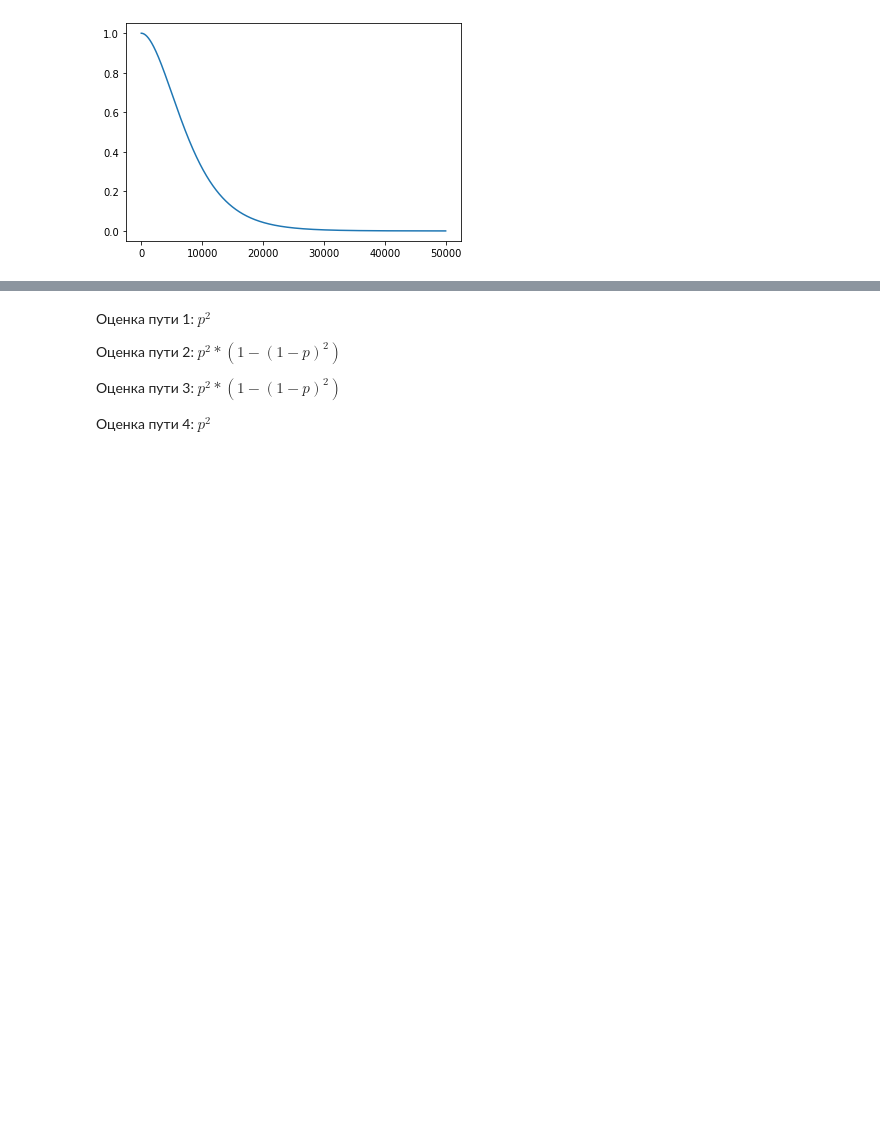
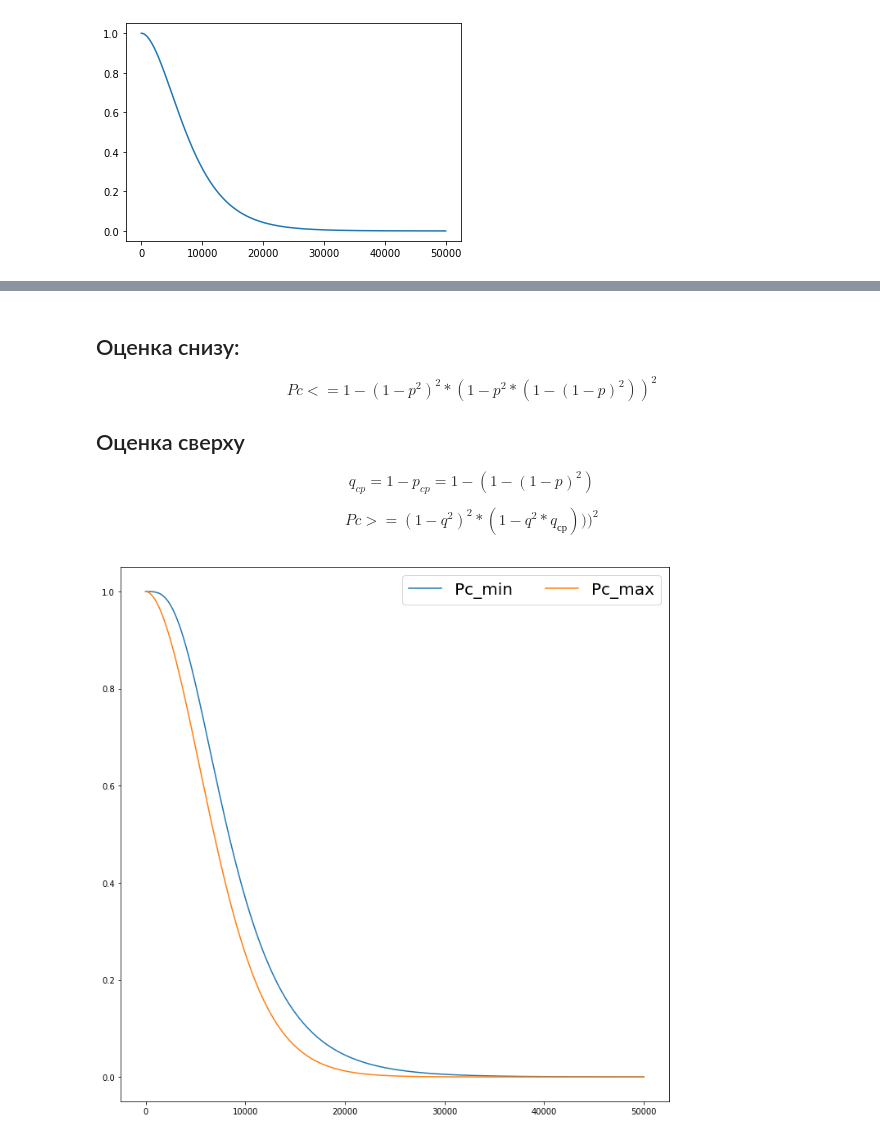
Before and after one commit to KaluginaMarina/FourthYearOfItmo, a Jupyter notebook: reliability-theory/lab1/lab1.ipynb, the cells around one changed output, grey strips where cells are left out. Drawn from its saved outputs; the diff is of its cells as text; code cells hidden in the pictures; blank space fills up the shorter version.

```diff
--- a/reliability-theory/lab1/lab1.ipynb
+++ b/reliability-theory/lab1/lab1.ipynb
@@ -148,10 +147,32 @@ plt.show()
 
 ![way4.png](way4.png)
 # %% [markdown]
-Оценка пути 1: $ p ^ 2 $
+## Оценка снизу:
 
-Оценка пути 2: $ p ^ 2 * (1 - (1 - p)^2) $
+$$ Pc <= 1 - (1 - p^2)^2 * (1 - p^2 * (1 - (1 - p)^2))^2 $$
 
-Оценка пути 3: $ p ^ 2 * (1 - (1 - p)^2) $
+## Оценка сверху
 
-Оценка пути 4: $ p ^ 2 $
+$$ q_{cp} = 1-p_{cp} = 1 - (1 - (1 - p)^2) $$
+
+$$ Pc >= (1 - q^2)^2 * (1 - q^2* q_{ср} )))^2$$
+# %%
+pc_min = 1 - (1 - p(x)**2)**2 * (1 - p(x)**2 * (1 - (1 - p(x))**2))**2
+pc_max =  (1 - q(x)**2)**2 * (1 - q(x)**2 * (1 - (1 - (1 - p(x))**2)))**2
+
+fig, ax = plt.subplots()
+
+ax.plot(x, pc_min, label="Pc_min")
+ax.plot(x, pc_max, label="Pc_max")
+
+ax.legend(fontsize = 20,
+          ncol = 2,
+          title_fontsize = '14'
+         )
+
+fig.set_figwidth(12)
+fig.set_figheight(12)
+
+plt.show()
+# %% [output]
+[figure, added]
```
Also changed, not shown: parts of 2 cells of this notebook.
